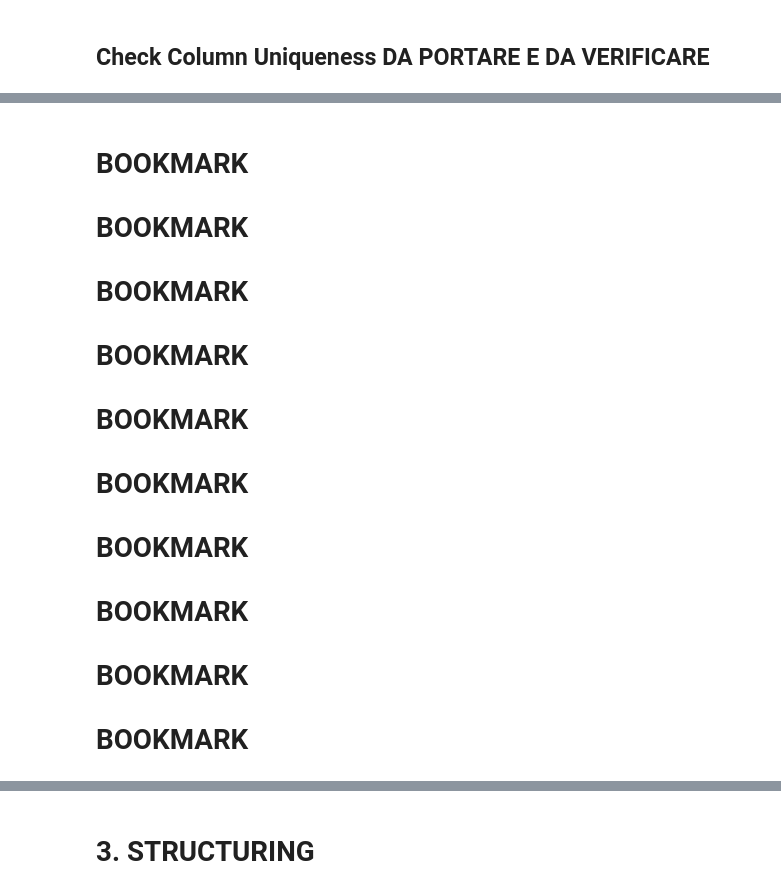
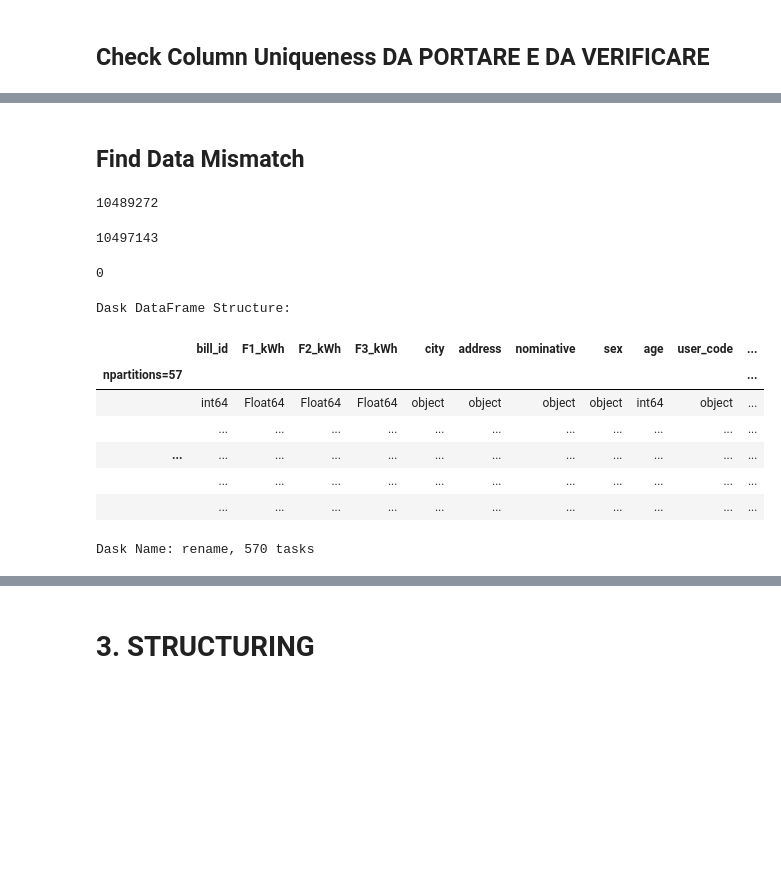
Before and after one commit to Il-Pela/BDMG-Project, a Jupyter notebook: Pelacani.ipynb, the cells around one changed output, grey strips where cells are left out. Saved outputs shown, nothing was run; the diff lists cells and outputs as text; code cells hidden in the pictures; blank space fills up the shorter version.

Commit message:
light analysis and date switch

```diff
--- a/Pelacani.ipynb
+++ b/Pelacani.ipynb
@@ -386,0 +422,2 @@ def get_duplicate_col(df, soglia=0.9):
+# %%
+base.df['light_consumption'] = base.df['light_consumption'].mask(base['supply_type'] == 'gas', 0)
@@ -433,0 +479,2 @@ base[(base['light_consumption'] == (base['F1_kWh'] + base['F2_kWh'] + base['F3_k
+# %%
+base['light_consumption'] = base['light_consumption'].fillna(0)
@@ -470,2 +541,2 @@ F_kWh[F_kWh[['F1_kWh', 'F2_kWh', 'F3_kWh']].isna().all(axis=1)].compute()
 # %%
-F_kWh.shape[0].compute()
+base.df = base.df.assign(new_light_consumption = base[['F1_kWh', 'F2_kWh', 'F3_kWh']].sum(axis=1))
@@ -691,18 +781,39 @@ df['emission_date'].head()
 # quelle 100% uguali non vengono riconosciute, mentre qua sì
 duplicates = [('date', 'light_start_date'),('date', 'gas_end_date'),('light_start_date', 'gas_end_date'),('light_end_date', 'gas_start_date'),('gas_average_cost', 'average_unit_gas_cost')]
 duplicates
+# %% [markdown]
+## Find Data Mismatch
 # %%
 df['date'] == df['light_start_date']
+# %%
+df[['light_start_date', 'light_end_date']][base['light_start_date'] <= base['light_end_date']].shape[0].compute()
+# i record mancanti sono delle righe con le date null, ma di base vanno bene
+# %% [output]
+10489272
+# %%
+
+10497143
+# %% [output]
+10497143
+# %%
+df[['gas_start_date', 'gas_end_date']][base['gas_start_date'] < base['gas_end_date']].shape[0].compute()
+# da invertire
+# %% [output]
+0
+# %%
+base.rename_columns({
+    'gas_start_date':'gas_end_date',
+    'gas_end_date':'gas_start_date'
+})
+# %% [output]
+Dask DataFrame Structure:
+|  | bill_id | F1_kWh | F2_kWh | F3_kWh | city | address | nominative | sex | age | user_code | ... |
+| npartitions=57 |  |  |  |  |  |  |  |  |  |  | ... |
+|  | int64 | Float64 | Float64 | Float64 | object | object | object | object | int64 | object | ... |
+|  | ... | ... | ... | ... | ... | ... | ... | ... | ... | ... | ... |
+| ... | ... | ... | ... | ... | ... | ... | ... | ... | ... | ... | ... |
+|  | ... | ... | ... | ... | ... | ... | ... | ... | ... | ... | ... |
+|  | ... | ... | ... | ... | ... | ... | ... | ... | ... | ... | ... |
+Dask Name: rename, 570 tasks
 # %%
 base['tv'].head()
-# %% [markdown]
-# BOOKMARK #
-# BOOKMARK #
-# BOOKMARK #
-# BOOKMARK #
-# BOOKMARK #
-# BOOKMARK #
-# BOOKMARK #
-# BOOKMARK #
-# BOOKMARK #
-# BOOKMARK #
```
Also changed, not shown: parts of 50 cells of this notebook.
